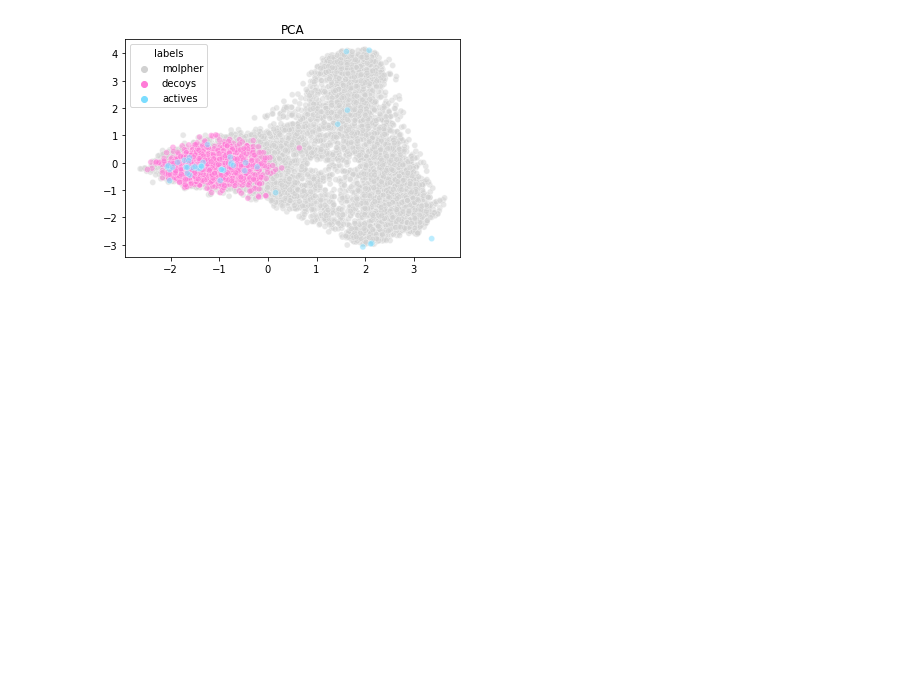
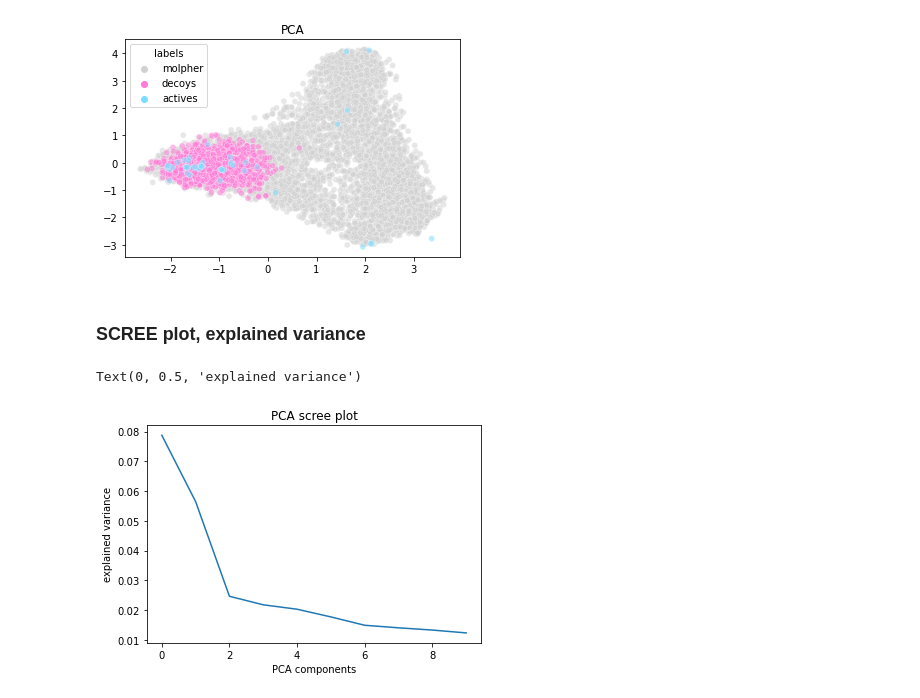
Before and after one commit to kamclar/ML_ensembles, a Jupyter notebook: Create_labels_from_ID_PCA_scree_plot.ipynb, the cells around one changed output. Cells and saved outputs as stored; diff of their text form; code cells hidden in the pictures; blank space fills up the shorter version.

Commit message:
scree plot

```diff
--- a/Create_labels_from_ID_PCA_scree_plot.ipynb
+++ b/Create_labels_from_ID_PCA_scree_plot.ipynb
@@ -43,3 +44,13 @@ print('shape: ', fps_pca.shape)
 # %% [output]
 shape:  (17540, 532)
 [figure]
+# %% [markdown]
+### SCREE plot, explained variance
+# %%
+expl_Var = pca.explained_variance_ratio_[:10]
+plot = sns.lineplot(x=range(len(expl_Var)), y=expl_Var).set_title('PCA scree plot')
+plt.xlabel('PCA components')
+plt.ylabel('explained variance')
+# %% [output]
+Text(0, 0.5, 'explained variance')
+[figure, added]
```
Also changed, not shown: parts of 1 cell of this notebook.
